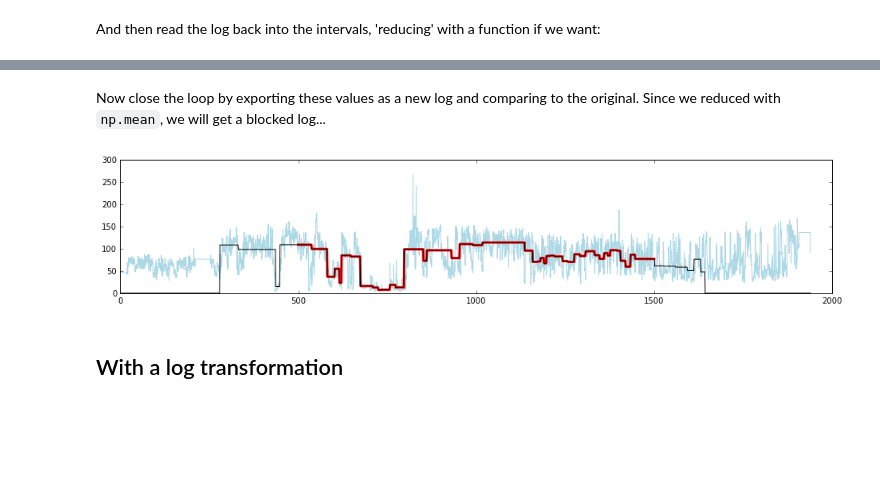
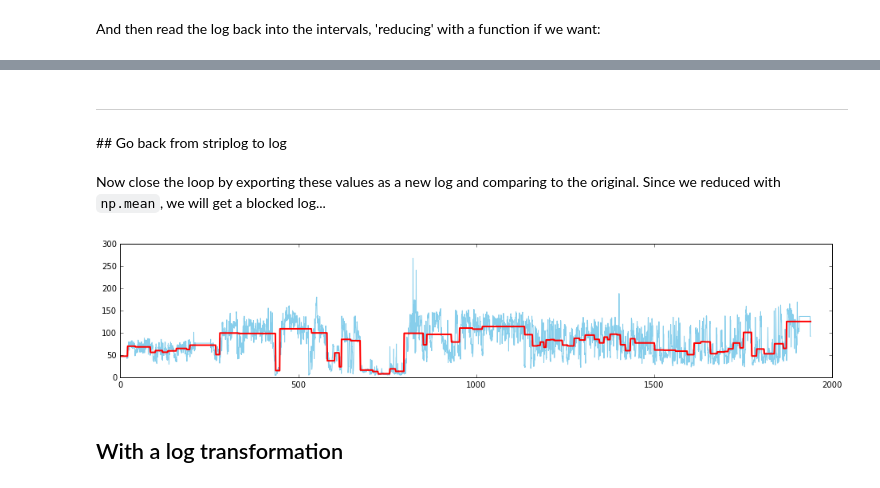
Before and after one commit to EvanBianco/recipes, a Jupyter notebook: Vsh striplog from log.ipynb, the cells around one changed output, grey strips where cells are left out. Drawn from its saved outputs; the diff is of its cells as text; code cells hidden in the pictures; blank space fills up the shorter version.

```diff
--- a/Vsh striplog from log.ipynb
+++ b/Vsh striplog from log.ipynb
@@ -48,3 +26,3 @@ Read a gamma-ray log.
 # %%
-l = lasio.read("data/las/P-129_out.LAS")
-z, gr = l['DEPT'], l['GR']
+w = Well.from_las("data/las/P-129_out.LAS")
+gr = w.data['GR']
@@ -65,6 +46,6 @@ If you don't provide `components`, you can provide `legend` instead; the compone
 
 You have to pass in the depth/elevation basis as well, because no assumptions are made about the log's extent.
 # %%
-s = Striplog.from_log(gr, cutoff=[10, 50], components=comps, basis=z)
-s
+s = Striplog.from_log(gr, cutoff=[10, 50], components=comps, basis=gr.basis)
+s.plot(aspect=6)
 # %% [output]
@@ -93,4 +78,7 @@ s[20]
+# %% [markdown]
+<hr />
+## Go back from striplog to log
 # %% [markdown]
 Now close the loop by exporting these values as a new log and comparing to the original. Since we reduced with `np.mean`, we will get a blocked log...
 # %%
-g, gz, _ = s.to_log(field="GR", start=500, stop=1500, return_meta=True)
+g, gz, _ = s.to_log(field="GR", return_meta=True)
@@ -99,11 +88,10 @@ g2, gz2, _ = s.to_log(field="GR", return_meta=True)
 # %%
 plt.figure(figsize=(16,3))
-plt.plot(z, gr, color='lightblue')
-plt.plot(gz, g, lw=3, color='red')
-plt.plot(gz2, g2, lw=1, color='black')
+plt.plot(gr.basis, gr, color='skyblue')
+plt.plot(gz, g, lw=2, color='red')
 plt.show()
 # %% [output]
-[figure, old version]
+[figure, new version]
 # %% [markdown]
 ## With a log transformation
 # %%
```
Also changed, not shown: parts of 28 cells of this notebook.
